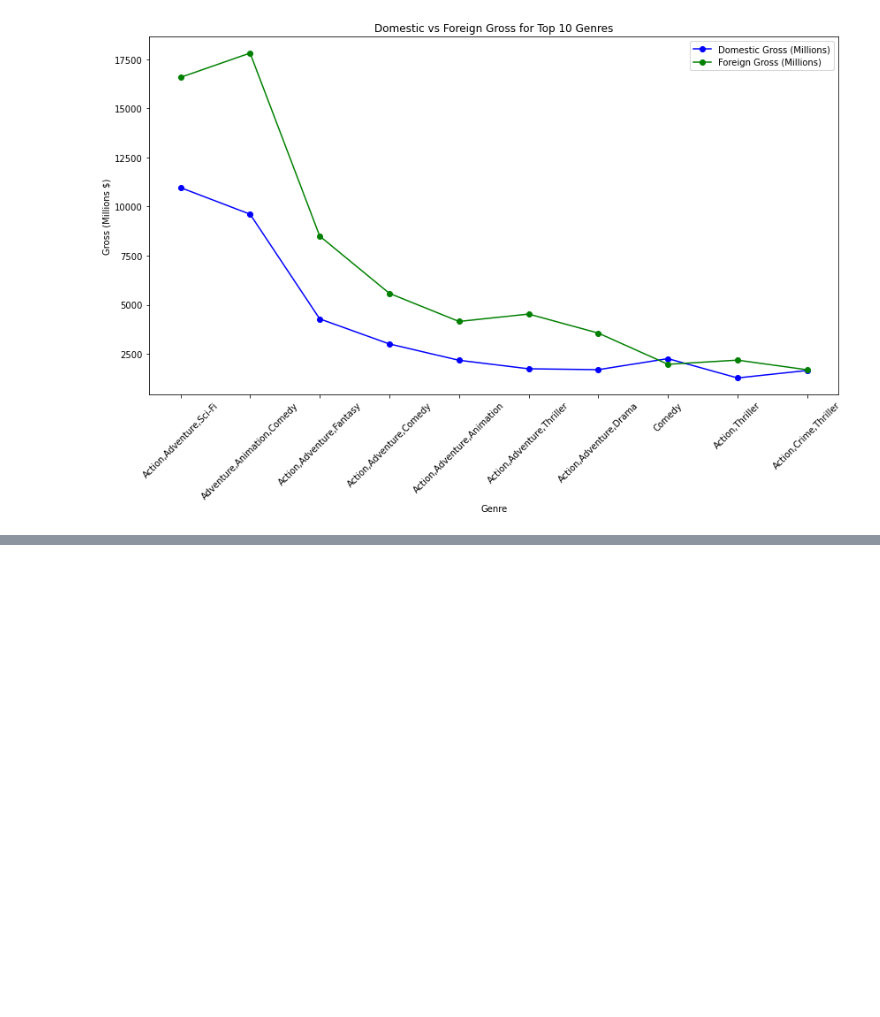
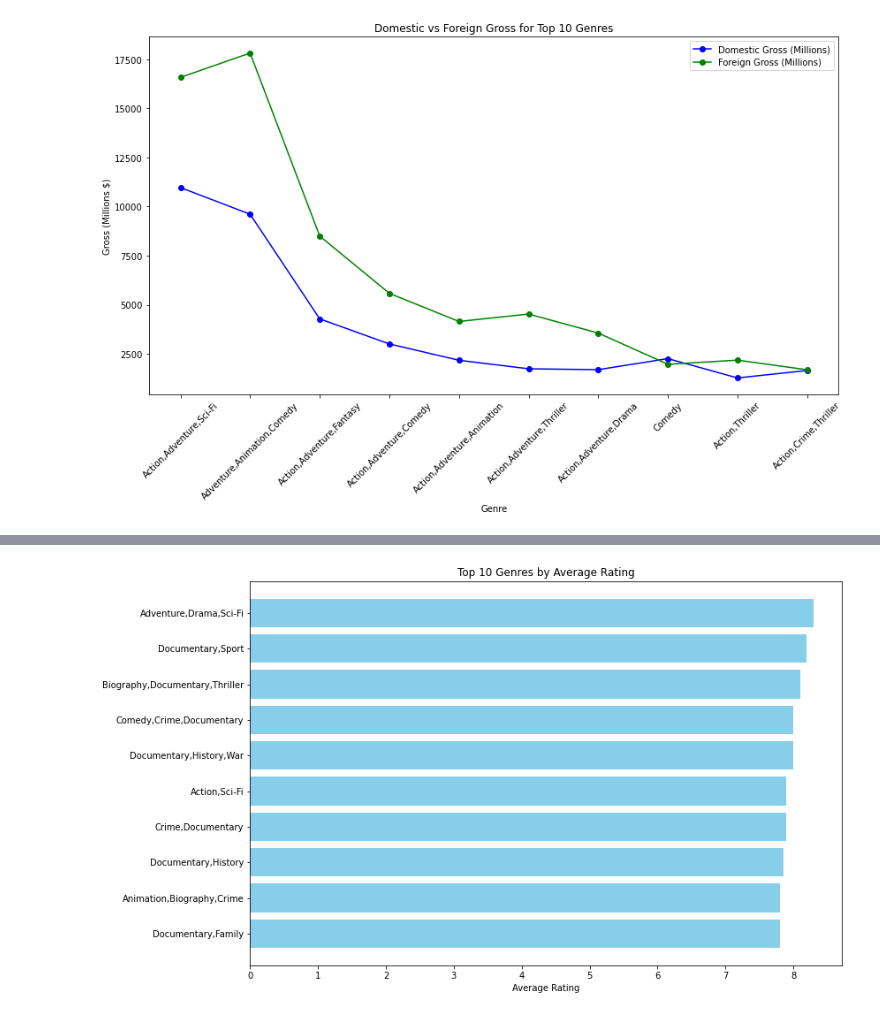
Before and after one commit to engige/movie_studio_analysis, a Jupyter notebook: movie_studio_analysis.ipynb, the cells around one changed output, grey strips where cells are left out. Drawn from its saved outputs; the diff is of its cells as text; code cells hidden in the pictures; blank space fills up the shorter version.

Commit message:
analyzed genre ratings

```diff
--- a/movie_studio_analysis.ipynb
+++ b/movie_studio_analysis.ipynb
@@ -499,0 +504,4 @@ plt.tight_layout()
+# %%
+# Sort genres by total foreign gross and select top 10 genres
+genre_success_rating = genre_success[['genres', 'average_rating']].sort_values(by= 'average_rating', ascending=False).head(10)
+genre_success_rating
@@ -499,0 +520,9 @@ plt.tight_layout()
+# %%
+# Plotting the results by Average Rating for Top 10 Genres
+plt.figure(figsize=(12, 8))
+plt.barh(genre_success_rating['genres'], genre_success_rating['average_rating'], color='skyblue')
+plt.xlabel('Average Rating')
+plt.title('Top 10 Genres by Average Rating')
+plt.gca().invert_yaxis()  # To display the highest rated genre at the top
+# %% [output]
+[figure, added]
```
Also changed, not shown: parts of 2 cells of this notebook.
